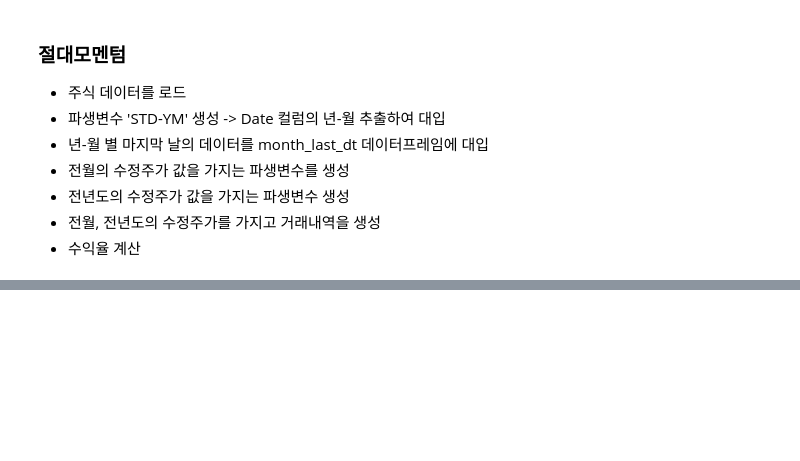
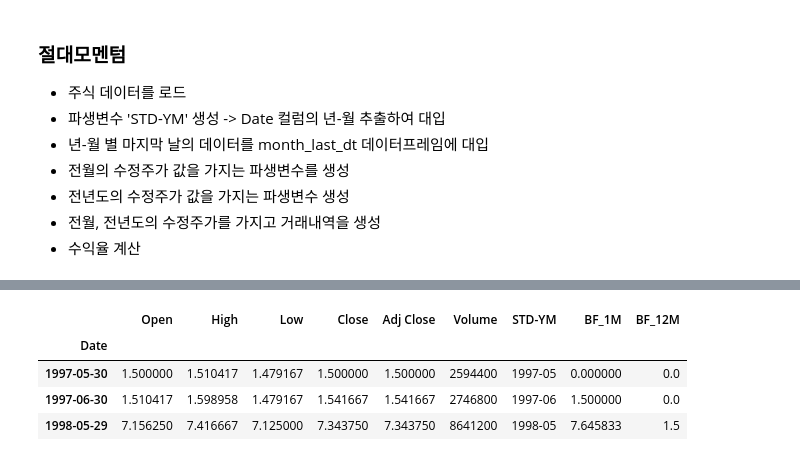
Before and after one commit to bsmoon-86/ubion_9, a Jupyter notebook: python/231205/01_momentum.ipynb, the cells around one changed output, grey strips where cells are left out. Cells and saved outputs as stored; diff of their text form; code cells hidden in the pictures; blank space fills up the shorter version.

```diff
--- a/python/231205/01_momentum.ipynb
+++ b/python/231205/01_momentum.ipynb
@@ -84,0 +85,2 @@ df.head()
+# %%
+ym_list = df['STD-YM'].unique()
@@ -84,0 +91,27 @@ df.head()
+# %%
+month_last_df = pd.DataFrame()
+
+for i in ym_list:
+    # print(i)
+    flag = df['STD-YM'] == i
+    data = df.loc[flag].tail(1)
+    month_last_df = pd.concat([month_last_df, data], axis=0)
+
+month_last_df
+# %%
+# month_last_df에 파생변수 2개 생성
+# 전월의 수정주가 (BF_1M)
+# 전년도의 수정주가 (BF_12M)
+# 결측치는 모두 0으로 대체
+
+month_last_df['BF_1M'] = month_last_df['Adj Close'].shift(1).fillna(0)
+# %%
+month_last_df['BF_12M'] = month_last_df['Adj Close'].shift(12).fillna(0)
+# %%
+month_last_df.iloc[[0, 1, 12]]
+# %% [output]
+|  | Open | High | Low | Close | Adj Close | Volume | STD-YM | BF_1M | BF_12M |
+| Date |  |  |  |  |  |  |  |  |  |
+| 1997-05-30 | 1.500000 | 1.510417 | 1.479167 | 1.500000 | 1.500000 | 2594400 | 1997-05 | 0.000000 | 0.0 |
+| 1997-06-30 | 1.510417 | 1.598958 | 1.479167 | 1.541667 | 1.541667 | 2746800 | 1997-06 | 1.500000 | 0.0 |
+| 1998-05-29 | 7.156250 | 7.416667 | 7.125000 | 7.343750 | 7.343750 | 8641200 | 1998-05 | 7.645833 | 1.5 |
```
Also changed, not shown: parts of 11 cells of this notebook.
